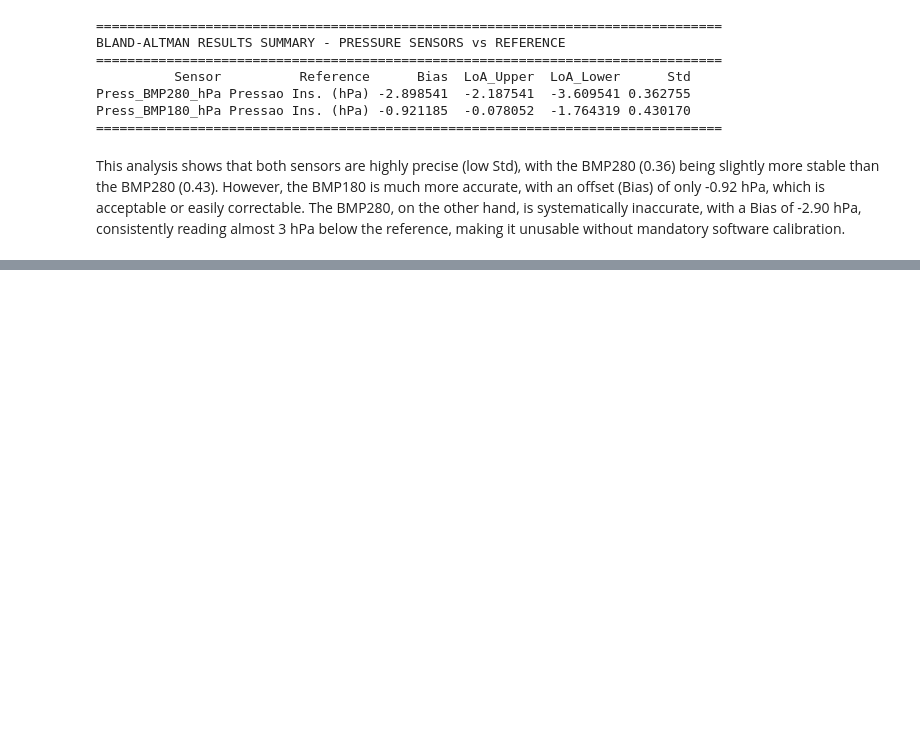
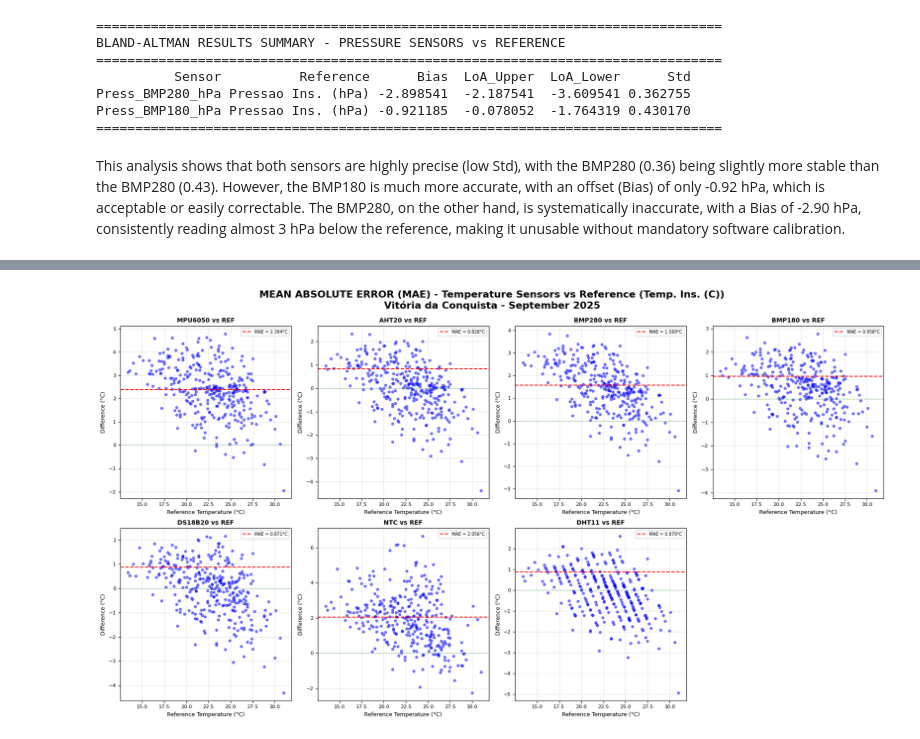
Before and after one commit to JonasSouza871/PolySense-Station-, a Jupyter notebook: Data_Analysis/Sensor_Comparison_and_Validation/Sensor_Comparison_and_Validation.ipynb, the cells around one changed output, grey strips where cells are left out. Cells and saved outputs as stored; diff of their text form; code cells hidden in the pictures; blank space fills up the shorter version.

Commit message:
att Sensor_Comparison_and_Validation

```diff
--- a/Data_Analysis/Sensor_Comparison_and_Validation/Sensor_Comparison_and_Validation.ipynb
+++ b/Data_Analysis/Sensor_Comparison_and_Validation/Sensor_Comparison_and_Validation.ipynb
@@ -70,12 +89,13 @@ Requirement already satisfied: tzdata>=2022.7 in /usr/local/lib/python3.12/dist-
 Requirement already satisfied: six>=1.5 in /usr/local/lib/python3.12/dist-packages (from python-dateutil>=2.7->matplotlib!=3.6.1,>=3.4->seaborn) (1.17.0)
 # %%
 import pandas as pd
-df_validation = pd.read_csv('validation/validation_data_cleaned_BRT.csv',
+
+df_validation = pd.read_csv('/content/inmet_weather_station_data_sep_2025_utc.csv',
                             sep=';',
                             encoding='latin1',
                             on_bad_lines='skip')
 
-df_validation.head() # Display the first 5 rows of the validation dataset
+df_validation.head()
 # %% [output]
 |  | ï»¿"Data" | Hora (UTC) | Temp. Ins. (C) | Temp. Max. (C) | Temp. Min. (C) | Umi. Ins. (%) | Umi. Max. (%) | ... |
 | 0 | 01/09/2025 | 0 | 17,9 | 18,1 | 17,8 | 96,0 | 96,0 | ... |
@@ -773,0 +800,72 @@ This analysis shows that both sensors are highly precise (low Std), with the BMP
+# %%
+import matplotlib.pyplot as plt
+import numpy as np
+import pandas as pd
+
+reference_temp = 'Temp. Ins. (C)'  # Reference dataset column
+temp_sensors = [
+    'Temp_MPU6050_C',
+    'Temp_AHT20_C',
+    'Temp_BMP280_C',
+    'Temp_BMP180_C',
+    'Temp_DS18B20_C',
+    'Temp_NTC_C',
+    'Temp_DHT11_C'
+]  # Define all temperature sensors
+
+# Convert columns to numeric (ignore non-numeric values)
+for col in temp_sensors + [reference_temp]:
+    df_validation[col] = pd.to_numeric(df_validation[col], errors='coerce')
+
+fig, axes = plt.subplots(2, 4, figsize=(18, 10))  # Create figure with subplots (2 rows x 4 columns)
+axes = axes.flatten()  # Flatten to 1D array for easy indexing
+results_mae_temp = []  # Storage for results
+
+for idx, sensor in enumerate(temp_sensors):
+    ax = axes[idx]
+
+    data1 = df_validation[sensor]
+    data2 = df_validation[reference_temp]
+    mae = np.mean(np.abs(data1 - data2))  # Calculate Mean Absolute Error
+    diff = data1 - data2  # Calculate difference for visualization
+
+    # Store results
+    results_mae_temp.append({
+        'Sensor': sensor,
+        'Reference': reference_temp,
+        'MAE (°C)': mae
+    })
+
+    # Scatter plot of difference vs reference temperature
+    ax.scatter(data2, diff, alpha=0.5, s=15, color='blue')
+    ax.axhline(0, color='green', linestyle=':', linewidth=1, alpha=0.7)  # Zero line
+    ax.axhline(mae, color='red', linestyle='--', linewidth=1.5, label=f'MAE = {mae:.3f}°C')  # MAE line
+
+    # Formatting
+    sensor_short = sensor.replace('Temp_', '').replace('_C', '')
+    ax.set_title(f'{sensor_short} vs REF', fontsize=10, fontweight='bold')
+    ax.set_xlabel('Reference Temperature (°C)', fontsize=9)
+    ax.set_ylabel('Difference (°C)', fontsize=9)
+    ax.legend(fontsize=7, loc='best')
+    ax.grid(True, alpha=0.3)
+    ax.tick_params(labelsize=8)
+
+# Remove extra subplot if sensors < grid size
+for j in range(len(temp_sensors), len(axes)):
+    fig.delaxes(axes[j])
+
+plt.tight_layout()
+plt.suptitle('MEAN ABSOLUTE ERROR (MAE) - Temperature Sensors vs Reference (Temp. Ins. (C))\n'
+             'Vitória da Conquista - September 2025',
+             fontsize=16, fontweight='bold', y=0.98)
+plt.subplots_adjust(top=0.90)
+plt.show()
+# Print summary table
+df_results_mae_temp = pd.DataFrame(results_mae_temp)
+print("\n" + "=" * 80)
+print("MEAN ABSOLUTE ERROR (MAE) RESULTS SUMMARY - TEMPERATURE SENSORS vs REFERENCE")
+print("=" * 80)
+print(df_results_mae_temp.to_string(index=False))
+print("=" * 80)
+# %% [output]
+[figure, added]
```
Also changed, not shown: parts of 17 cells of this notebook.
